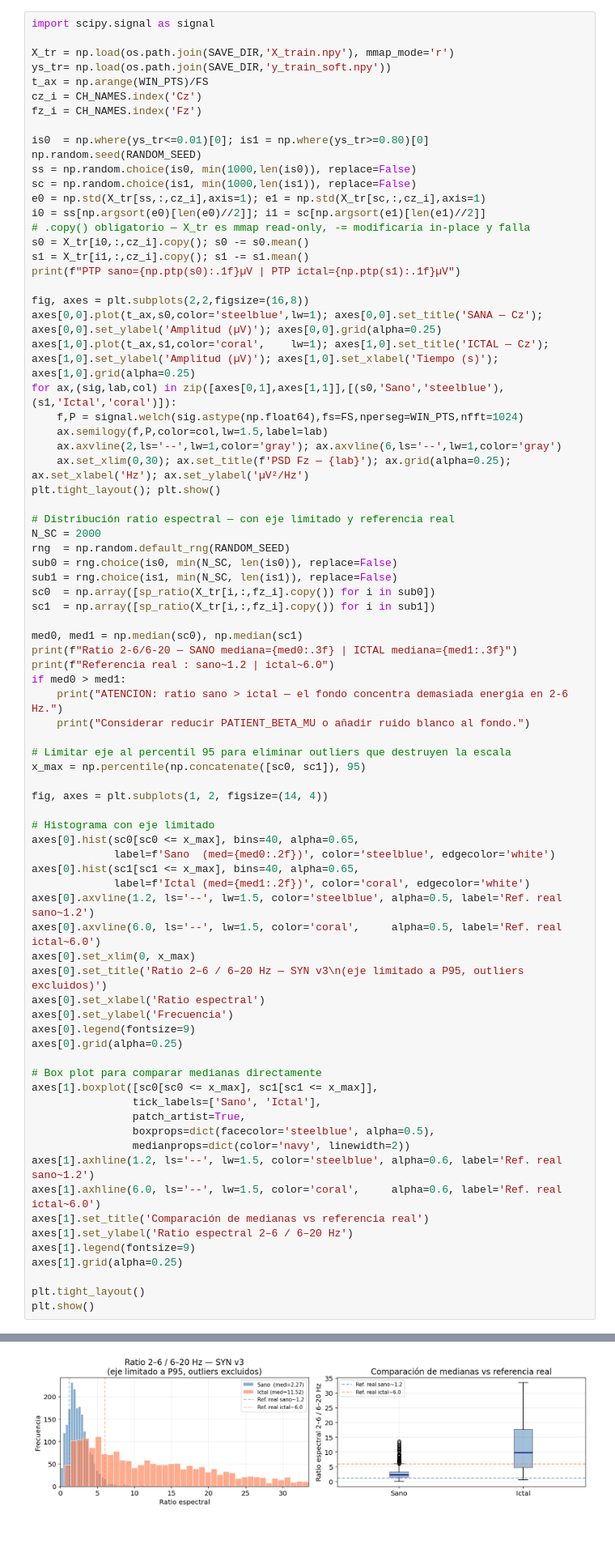
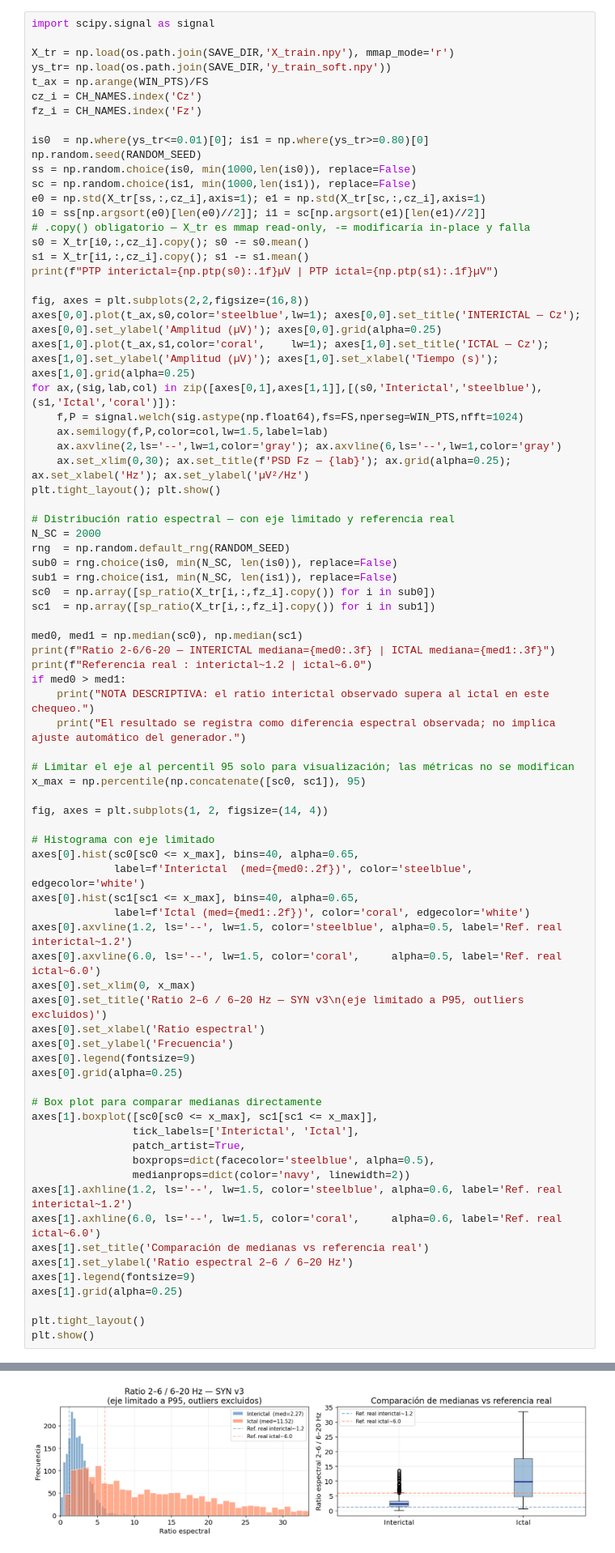
Before and after one commit to EMENESES86/EEGSynthesizer, a Jupyter notebook: 1_0_EEGSynthesizer_DATASET.ipynb, the cells around one changed output, grey strips where cells are left out. Shown at 81% size. Saved outputs shown, nothing was run; the diff lists cells and outputs as text.

Commit message:
Colocar mejor los marckdown y los print explicativos

```diff
--- a/1_0_EEGSynthesizer_DATASET.ipynb
+++ b/1_0_EEGSynthesizer_DATASET.ipynb
@@ -714,12 +704,12 @@ i0 = ss[np.argsort(e0)[len(e0)//2]]; i1 = sc[np.argsort(e1)[len(e1)//2]]
 # .copy() obligatorio — X_tr es mmap read-only, -= modificaría in-place y falla
 s0 = X_tr[i0,:,cz_i].copy(); s0 -= s0.mean()
 s1 = X_tr[i1,:,cz_i].copy(); s1 -= s1.mean()
-print(f"PTP sano={np.ptp(s0):.1f}µV | PTP ictal={np.ptp(s1):.1f}µV")
+print(f"PTP interictal={np.ptp(s0):.1f}µV | PTP ictal={np.ptp(s1):.1f}µV")
 
 fig, axes = plt.subplots(2,2,figsize=(16,8))
-axes[0,0].plot(t_ax,s0,color='steelblue',lw=1); axes[0,0].set_title('SANA — Cz'); axes[0,0].set_ylabel('Amplitud (µV)'); axes[0,0].grid(alpha=0.25)
+axes[0,0].plot(t_ax,s0,color='steelblue',lw=1); axes[0,0].set_title('INTERICTAL — Cz'); axes[0,0].set_ylabel('Amplitud (µV)'); axes[0,0].grid(alpha=0.25)
 axes[1,0].plot(t_ax,s1,color='coral',    lw=1); axes[1,0].set_title('ICTAL — Cz'); axes[1,0].set_ylabel('Amplitud (µV)'); axes[1,0].set_xlabel('Tiempo (s)'); axes[1,0].grid(alpha=0.25)
-for ax,(sig,lab,col) in zip([axes[0,1],axes[1,1]],[(s0,'Sano','steelblue'),(s1,'Ictal','coral')]):
+for ax,(sig,lab,col) in zip([axes[0,1],axes[1,1]],[(s0,'Interictal','steelblue'),(s1,'Ictal','coral')]):
     f,P = signal.welch(sig.astype(np.float64),fs=FS,nperseg=WIN_PTS,nfft=1024)
     ax.semilogy(f,P,color=col,lw=1.5,label=lab)
     ax.axvline(2,ls='--',lw=1,color='gray'); ax.axvline(6,ls='--',lw=1,color='gray')
@@ -735,23 +725,23 @@ sc0  = np.array([sp_ratio(X_tr[i,:,fz_i].copy()) for i in sub0])
 sc1  = np.array([sp_ratio(X_tr[i,:,fz_i].copy()) for i in sub1])
 
 med0, med1 = np.median(sc0), np.median(sc1)
-print(f"Ratio 2-6/6-20 — SANO mediana={med0:.3f} | ICTAL mediana={med1:.3f}")
-print(f"Referencia real : sano~1.2 | ictal~6.0")
+print(f"Ratio 2-6/6-20 — INTERICTAL mediana={med0:.3f} | ICTAL mediana={med1:.3f}")
+print(f"Referencia real : interictal~1.2 | ictal~6.0")
 if med0 > med1:
-    print("ATENCION: ratio sano > ictal — el fondo concentra demasiada energia en 2-6 Hz.")
-    print("Considerar reducir PATIENT_BETA_MU o añadir ruido blanco al fondo.")
+    print("NOTA DESCRIPTIVA: el ratio interictal observado supera al ictal en este chequeo.")
+    print("El resultado se registra como diferencia espectral observada; no implica ajuste automático del generador.")
 
-# Limitar eje al percentil 95 para eliminar outliers que destruyen la escala
+# Limitar el eje al percentil 95 solo para visualización; las métricas no se modifican
 x_max = np.percentile(np.concatenate([sc0, sc1]), 95)
 
 fig, axes = plt.subplots(1, 2, figsize=(14, 4))
 
 # Histograma con eje limitado
 axes[0].hist(sc0[sc0 <= x_max], bins=40, alpha=0.65,
-             label=f'Sano  (med={med0:.2f})', color='steelblue', edgecolor='white')
+             label=f'Interictal  (med={med0:.2f})', color='steelblue', edgecolor='white')
 axes[0].hist(sc1[sc1 <= x_max], bins=40, alpha=0.65,
              label=f'Ictal (med={med1:.2f})', color='coral', edgecolor='white')
-axes[0].axvline(1.2, ls='--', lw=1.5, color='steelblue', alpha=0.5, label='Ref. real sano~1.2')
+axes[0].axvline(1.2, ls='--', lw=1.5, color='steelblue', alpha=0.5, label='Ref. real interictal~1.2')
 axes[0].axvline(6.0, ls='--', lw=1.5, color='coral',     alpha=0.5, label='Ref. real ictal~6.0')
 axes[0].set_xlim(0, x_max)
 axes[0].set_title('Ratio 2–6 / 6–20 Hz — SYN v3\n(eje limitado a P95, outliers excluidos)')
@@ -762,11 +752,11 @@ axes[0].grid(alpha=0.25)
 
 # Box plot para comparar medianas directamente
 axes[1].boxplot([sc0[sc0 <= x_max], sc1[sc1 <= x_max]],
-                tick_labels=['Sano', 'Ictal'],
+                tick_labels=['Interictal', 'Ictal'],
                 patch_artist=True,
                 boxprops=dict(facecolor='steelblue', alpha=0.5),
                 medianprops=dict(color='navy', linewidth=2))
-axes[1].axhline(1.2, ls='--', lw=1.5, color='steelblue', alpha=0.6, label='Ref. real sano~1.2')
+axes[1].axhline(1.2, ls='--', lw=1.5, color='steelblue', alpha=0.6, label='Ref. real interictal~1.2')
 axes[1].axhline(6.0, ls='--', lw=1.5, color='coral',     alpha=0.6, label='Ref. real ictal~6.0')
 axes[1].set_title('Comparación de medianas vs referencia real')
 axes[1].set_ylabel('Ratio espectral 2–6 / 6–20 Hz')
@@ -783,4 +773,4 @@ Referencia real : sano~1.2 | ictal~6.0
-[figure, old version]
+[figure, new version]
 # %% [markdown]
 ---
 ## Bloque 6 — Tabla de amplitudes por canal
```
Also changed, not shown: parts of 11 cells of this notebook, 1 other file.
